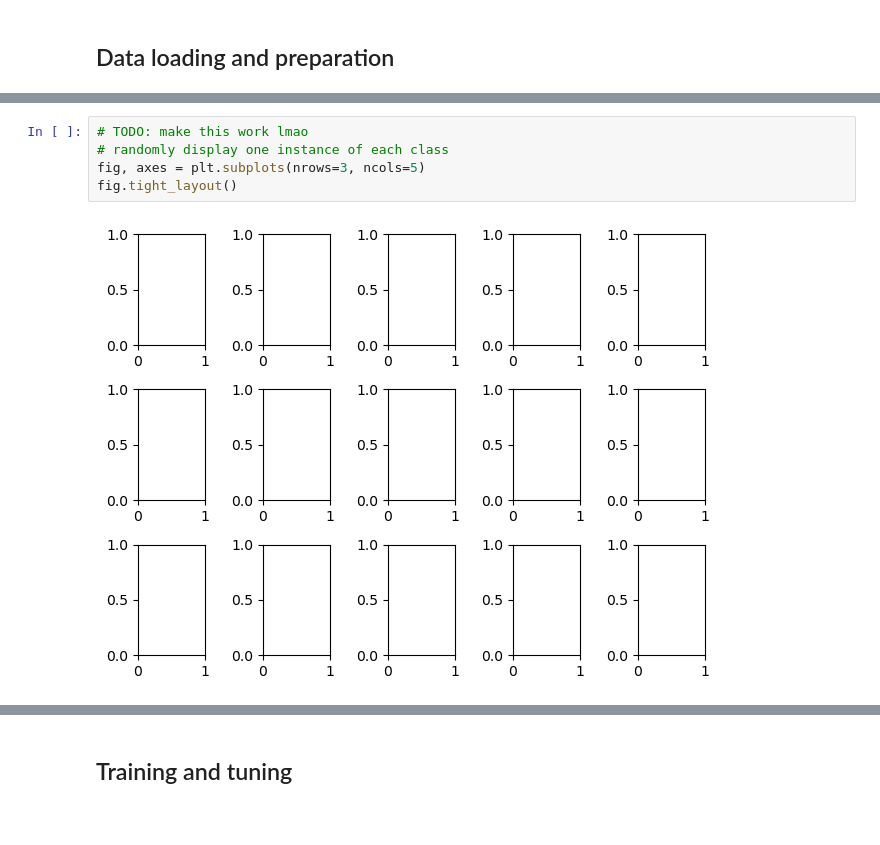
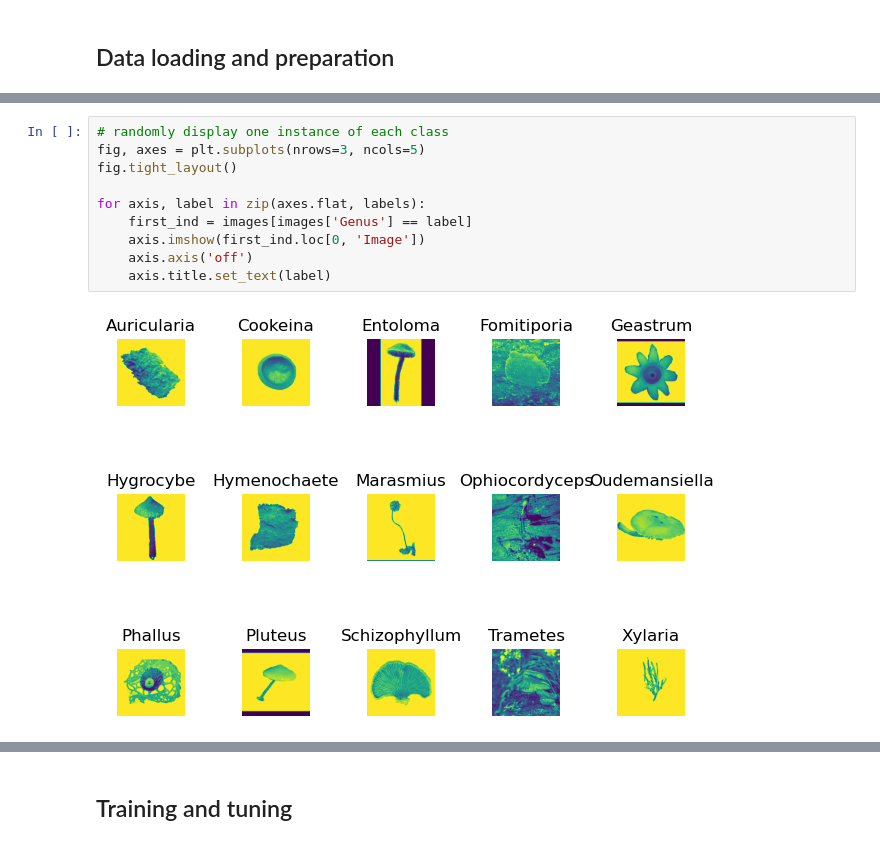
Before and after one commit to nbiancolin/convolutional-neural-nuts, a Jupyter notebook: src/baseline.ipynb, the cells around one changed output, grey strips where cells are left out. Cells and saved outputs as stored; diff of their text form; blank space fills up the shorter version.

Commit message:
baseline: hog feature extraction, class visualisation; preprocessing: grayscale option in dataset generation

```diff
--- a/src/baseline.ipynb
+++ b/src/baseline.ipynb
@@ -42,7 +49,12 @@ labels:  ['Auricularia' 'Cookeina' 'Entoloma' 'Fomitiporia' 'Geastrum' 'Hygrocyb
 # %%
-# TODO: make this work lmao
 # randomly display one instance of each class
 fig, axes = plt.subplots(nrows=3, ncols=5)
 fig.tight_layout()
+
+for axis, label in zip(axes.flat, labels):
+    first_ind = images[images['Genus'] == label]
+    axis.imshow(first_ind.loc[0, 'Image'])
+    axis.axis('off')
+    axis.title.set_text(label)
 # %% [output]
-[figure, old version]
+[figure, new version]
```
Also changed, not shown: parts of 7 cells of this notebook, 1 other file.
